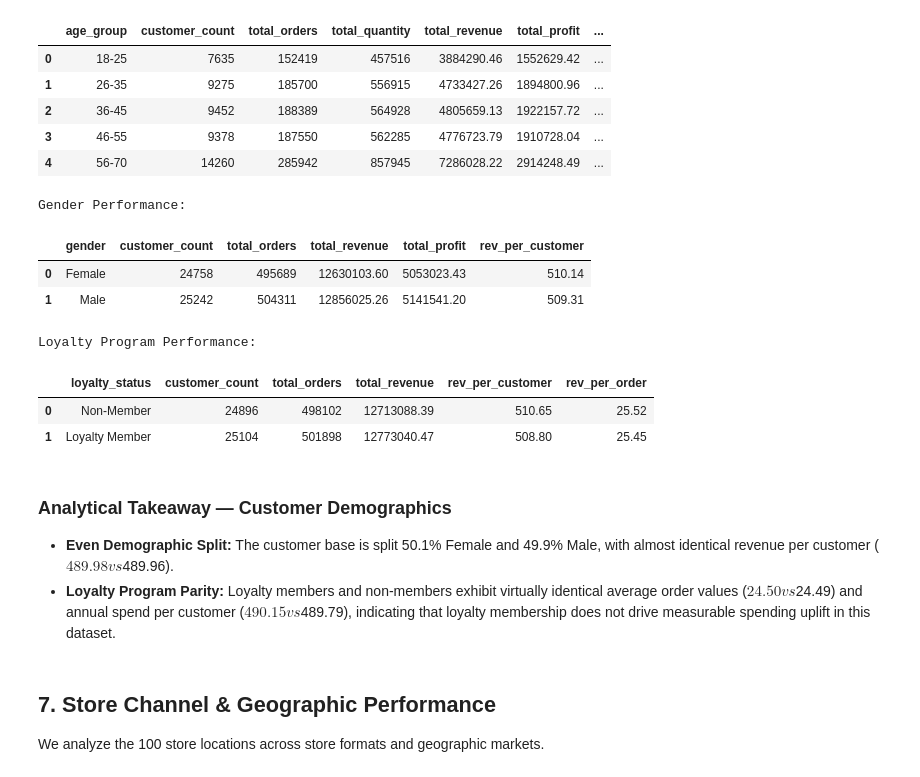
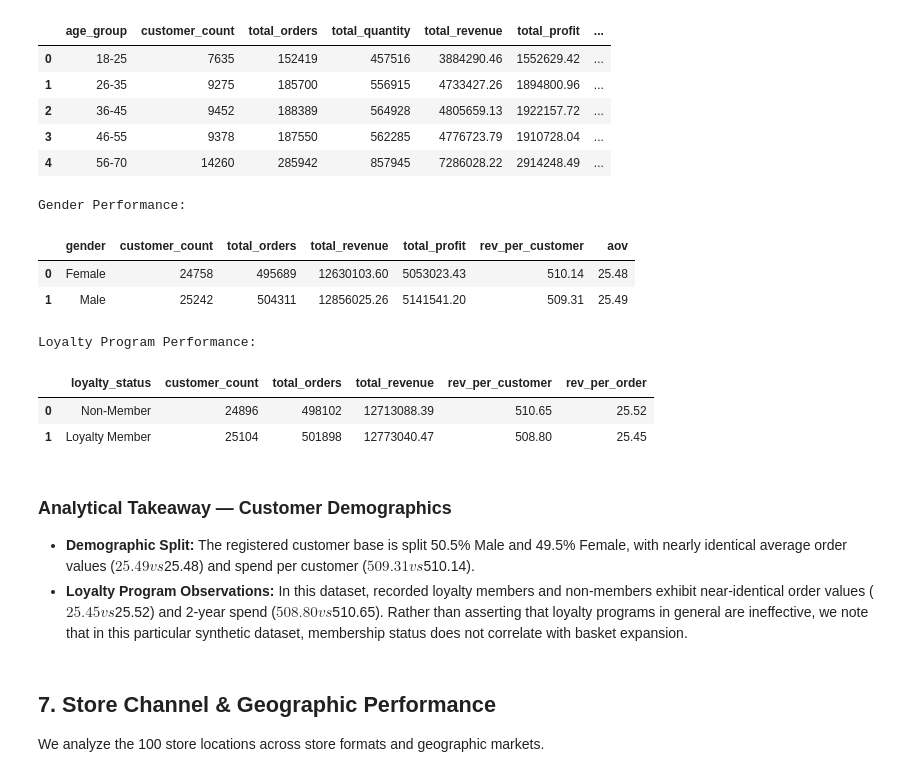
Before and after one commit to Devendra-afk/Retail_Stores_Analysis, a Jupyter notebook: python/notebooks/01_sales_eda.ipynb, the cells around one changed output. Drawn from its saved outputs; the diff is of its cells as text; code cells hidden in the pictures.

```diff
--- a/python/notebooks/01_sales_eda.ipynb
+++ b/python/notebooks/01_sales_eda.ipynb
@@ -648,40 +653,41 @@ Age Cohort Performance:
 # %%
 # 6.2 Gender & Loyalty Program Analysis
 gender_perf = sales_customer_merged.groupby('gender').agg(
     customer_count=('customer_id', 'nunique'),
     total_orders=('order_id', 'nunique'),
     total_revenue=('revenue', 'sum'),
     total_profit=('profit', 'sum')
 ).reset_index()
 gender_perf['rev_per_customer'] = gender_perf['total_revenue'] / gender_perf['customer_count']
+gender_perf['aov'] = gender_perf['total_revenue'] / gender_perf['total_orders']
 
 loyalty_perf = sales_customer_merged.groupby('loyalty_member').agg(
     customer_count=('customer_id', 'nunique'),
     total_orders=('order_id', 'nunique'),
     total_revenue=('revenue', 'sum'),
     total_profit=('profit', 'sum')
 ).reset_index()
 loyalty_perf['loyalty_status'] = loyalty_perf['loyalty_member'].map({1: 'Loyalty Member', 0: 'Non-Member'})
 loyalty_perf['rev_per_customer'] = loyalty_perf['total_revenue'] / loyalty_perf['customer_count']
 loyalty_perf['rev_per_order'] = loyalty_perf['total_revenue'] / loyalty_perf['total_orders']
 
 print("Gender Performance:")
 display(gender_perf.round(2))
 print("\nLoyalty Program Performance:")
 display(loyalty_perf[['loyalty_status', 'customer_count', 'total_orders', 'total_revenue', 'rev_per_customer', 'rev_per_order']].round(2))
 # %% [output]
 Gender Performance:
-|  | gender | customer_count | total_orders | total_revenue | total_profit | rev_per_customer |
-| 0 | Female | 24758 | 495689 | 12630103.60 | 5053023.43 | 510.14 |
-| 1 | Male | 25242 | 504311 | 12856025.26 | 5141541.20 | 509.31 |
+|  | gender | customer_count | total_orders | total_revenue | total_profit | rev_per_customer | aov |
+| 0 | Female | 24758 | 495689 | 12630103.60 | 5053023.43 | 510.14 | 25.48 |
+| 1 | Male | 25242 | 504311 | 12856025.26 | 5141541.20 | 509.31 | 25.49 |
 Loyalty Program Performance:
 |  | loyalty_status | customer_count | total_orders | total_revenue | rev_per_customer | rev_per_order |
 | 0 | Non-Member | 24896 | 498102 | 12713088.39 | 510.65 | 25.52 |
 | 1 | Loyalty Member | 25104 | 501898 | 12773040.47 | 508.80 | 25.45 |
 # %% [markdown]
 ### Analytical Takeaway — Customer Demographics
-- **Even Demographic Split:** The customer base is split 50.1% Female and 49.9% Male, with almost identical revenue per customer ($489.98 vs $489.96).
-- **Loyalty Program Parity:** Loyalty members and non-members exhibit virtually identical average order values ($24.50 vs $24.49) and annual spend per customer ($490.15 vs $489.79), indicating that loyalty membership does not drive measurable spending uplift in this dataset.
+- **Demographic Split:** The registered customer base is split 50.5% Male and 49.5% Female, with nearly identical average order values ($25.49 vs $25.48) and spend per customer ($509.31 vs $510.14).
+- **Loyalty Program Observations:** In this dataset, recorded loyalty members and non-members exhibit near-identical order values ($25.45 vs $25.52) and 2-year spend ($508.80 vs $510.65). Rather than asserting that loyalty programs in general are ineffective, we note that in this particular synthetic dataset, membership status does not correlate with basket expansion.
 # %% [markdown]
 ## 7. Store Channel & Geographic Performance
 We analyze the 100 store locations across store formats and geographic markets.
```
Also changed, not shown: parts of 21 cells of this notebook, 20 other files.
